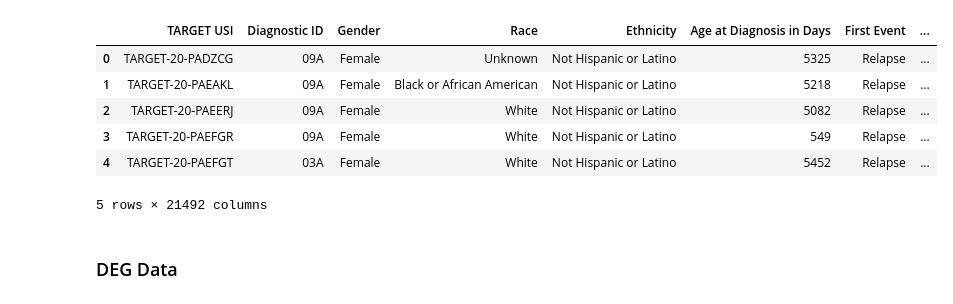
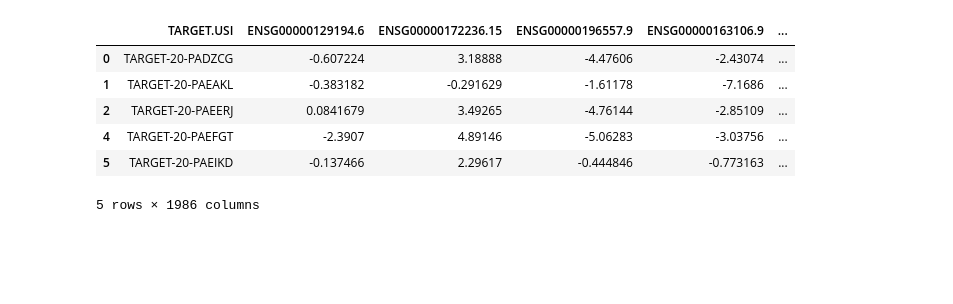
Before and after one commit to NCBI-Hackathons/ConsensusML, a Jupyter notebook: scripts/cm_work/data_understanding.ipynb, the cells around one changed output. Cells and saved outputs as stored; diff of their text form; code cells hidden in the pictures; blank space fills up the shorter version.

```diff
--- a/scripts/cm_work/data_understanding.ipynb
+++ b/scripts/cm_work/data_understanding.ipynb
@@ -12,0 +9,12 @@ df.drop(columns=['Unnamed: 0'], inplace=True)
+# %%
+from clean_deg import assay_transpose, assay_clinical_merge
+
+# assay data
+genes = pd.read_csv('data/TARGET_AML_Log2_TMMCPM_Norm_Counts.csv')
+
+# clinical data
+patients = pd.read_csv('data/degtables/sampleinfo.csv')
+
+#  final data set
+df = assay_clinical_merge(genes, patients)
+pd.DataFrame.to_csv(df, 'deg.csv')
@@ -12,0 +41,9 @@ df.drop(columns=['Unnamed: 0'], inplace=True)
+# %%
+testing = pd.read_csv('../../composite_code/rnotebook/data/TARGET_AML_Testing_Samples.csv')
+training = pd.read_csv('../../composite_code/rnotebook/data/TARGET_AML_Training_Samples.csv')
+# %%
+training_id = list(training['x'])
+testing_id = list(testing['x'])
+# %%
+train_df = df[df['TARGET.USI'].isin(training_id)]
+test_df = df[df['TARGET.USI'].isin(testing_id)]
@@ -13,12 +69,10 @@ df.drop(columns=['Unnamed: 0'], inplace=True)
 # %%
-df.head()
+train_df.head()
 # %% [output]
-|  | TARGET USI | Diagnostic ID | Gender | Race | Ethnicity | Age at Diagnosis in Days | First Event | ... |
-| 0 | TARGET-20-PADZCG | 09A | Female | Unknown | Not Hispanic or Latino | 5325 | Relapse | ... |
-| 1 | TARGET-20-PAEAKL | 09A | Female | Black or African American | Not Hispanic or Latino | 5218 | Relapse | ... |
-| 2 | TARGET-20-PAEERJ | 09A | Female | White | Not Hispanic or Latino | 5082 | Relapse | ... |
-| 3 | TARGET-20-PAEFGR | 09A | Female | White | Not Hispanic or Latino | 549 | Relapse | ... |
-| 4 | TARGET-20-PAEFGT | 03A | Female | White | Not Hispanic or Latino | 5452 | Relapse | ... |
+|  | TARGET.USI | ENSG00000129194.6 | ENSG00000172236.15 | ENSG00000196557.9 | ENSG00000163106.9 | ... |
+| 0 | TARGET-20-PADZCG | -0.607224 | 3.18888 | -4.47606 | -2.43074 | ... |
+| 1 | TARGET-20-PAEAKL | -0.383182 | -0.291629 | -1.61178 | -7.1686 | ... |
+| 2 | TARGET-20-PAEERJ | 0.0841679 | 3.49265 | -4.76144 | -2.85109 | ... |
+| 4 | TARGET-20-PAEFGT | -2.3907 | 4.89146 | -5.06283 | -3.03756 | ... |
+| 5 | TARGET-20-PAEIKD | -0.137466 | 2.29617 | -0.444846 | -0.773163 | ... |
-5 rows × 21492 columns
+5 rows × 1986 columns
-# %% [markdown]
-### DEG Data
```
Also changed, not shown: parts of 17 cells of this notebook, 2 other files.
